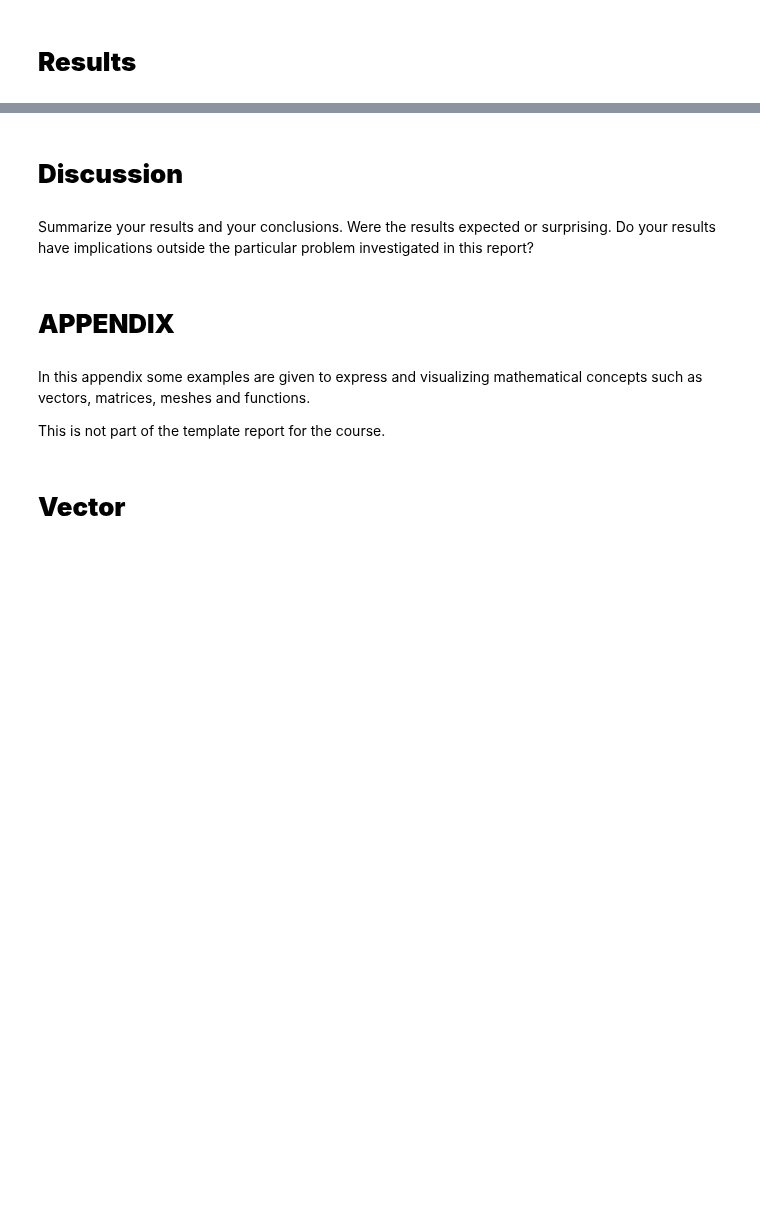
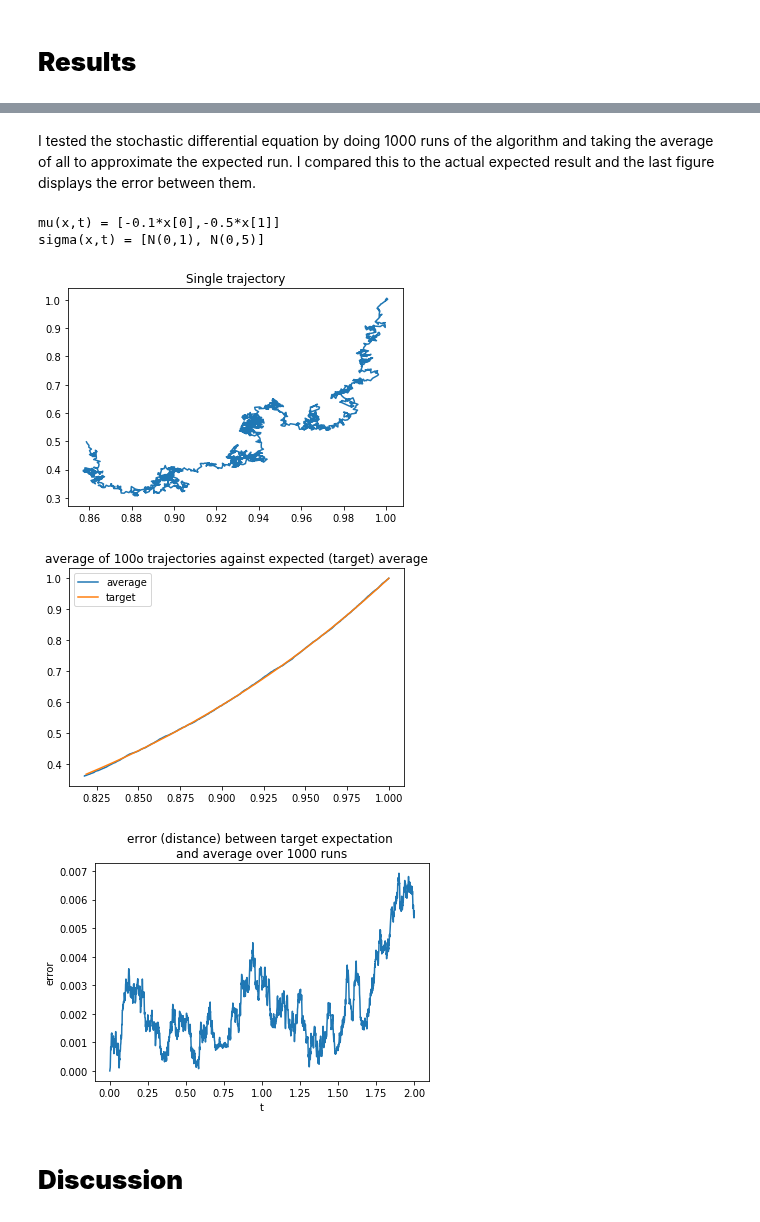
Before and after one commit to johanhoffman/DD2363-VT20, a Jupyter notebook: Lab-6/linde-report-lab-6.ipynb, the cells around one changed output, grey strips where cells are left out. Cells and saved outputs as stored; diff of their text form; code cells hidden in the pictures; blank space fills up the shorter version.

```diff
--- a/Lab-6/linde-report-lab-6.ipynb
+++ b/Lab-6/linde-report-lab-6.ipynb
@@ -219,12 +211,72 @@ plt.title("Initialised with stable equilibrium point \nwith small error u* \u224
+# %% [markdown]
+I tested the stochastic differential equation by doing 1000 runs of the algorithm and taking the average of all to approximate the expected run. I compared this to the actual expected result and the last figure displays the error between them.
+# %%
+# # one dimensional brownian motion
+# mu = lambda x, t : 0
+# sigma = lambda x, t: np.random.normal(0,1)
+
+# fig = plt.figure()
+# for i in range(100):
+#   us, t = stoch_dif_eq(mu,sigma, T=10 ,u0=0, k=0.1)
+#   x = np.array(np.linspace(0,t,len(us)))
+#   plt.plot(x, us)
+
+# # one dimensional brownian motion
+# mu = lambda x, t : -x
+# sigma = lambda x, t: np.random.normal(0,1)
+
+# fig = plt.figure()
+# for i in range(100):
+#   us, t = stoch_dif_eq(mu,sigma, T=10 ,u0=1, k=0.1)
+#   x = np.array(np.linspace(0,t,len(us)))
+#   plt.plot(x, us)
+
+# two-dimensional brownian motion
+mu = lambda x, t : np.array([-0.1*x[0],-0.5*x[1]])
+sigma = lambda x, t: np.array([np.random.normal(0,1),np.random.normal(0,5)])
+print("mu(x,t) = [-0.1*x[0],-0.5*x[1]]")
+print("sigma(x,t) = [N(0,1), N(0,5)]")
+
+us, t = stoch_dif_eq(mu,sigma, T=2 , u0=np.array([1,1]), k=0.001 )
+
+# plot a single trajectory
+fig = plt.figure()
+plt.plot(us[:,0],us[:,1])
+plt.title("Single trajectory")
+
+# plot average and target expectation
+exp, _ = stoch_dif_eq(mu,sigma, T=2 , u0=np.array([1,1]), k=0.001 )
+for i in range(1000):
+  us, t = stoch_dif_eq(mu,sigma, T=2 , u0=np.array([1,1]), k=0.001 )
+  exp = exp+us
+targ_u_0 = lambda x : np.exp(-0.1*x)
+targ_u_1 = lambda x : np.exp(-0.5*x)
+exp = exp/1001
+x = np.array(np.linspace(0,t,exp.shape[0]))
+tu0= targ_u_0(x)
+tu1 = targ_u_1(x)
+fig = plt.figure()
+plt.plot(exp[:,0],exp[:,1], label = "average")
+plt.plot(tu0,tu1, label = "target")
+plt.legend()
+plt.title("average of 100o trajectories against expected (target) average")
+
+# error
+err = []
+for i in range(exp.shape[0]):
+  err.append(pow(pow(exp[i,0]-tu0[i],2)+pow(exp[i,1]-tu1[i],2) ,0.5))
+fig = plt.figure()
+plt.plot(np.linspace(0,t,exp.shape[0]),err)
+plt.xlabel("t")
+plt.ylabel("error")
+plt.title("error (distance) between target expectation \nand average over 1000 runs")
+
+print()
+# %% [output]
+mu(x,t) = [-0.1*x[0],-0.5*x[1]]
+sigma(x,t) = [N(0,1), N(0,5)]
+[figure, added]
+[figure, added]
+[figure, added]
 # %% [markdown]
 # **Discussion**
-# %% [markdown]
-Summarize your results and your conclusions. Were the results expected or surprising. Do your results have implications outside the particular problem investigated in this report?
-# %% [markdown]
-# **APPENDIX**
-# %% [markdown]
-In this appendix some examples are given to express and visualizing mathematical concepts such as vectors, matrices, meshes and functions.
-
-This is not part of the template report for the course.
-# %% [markdown]
-# **Vector**
```
Also changed, not shown: parts of 34 cells of this notebook.
